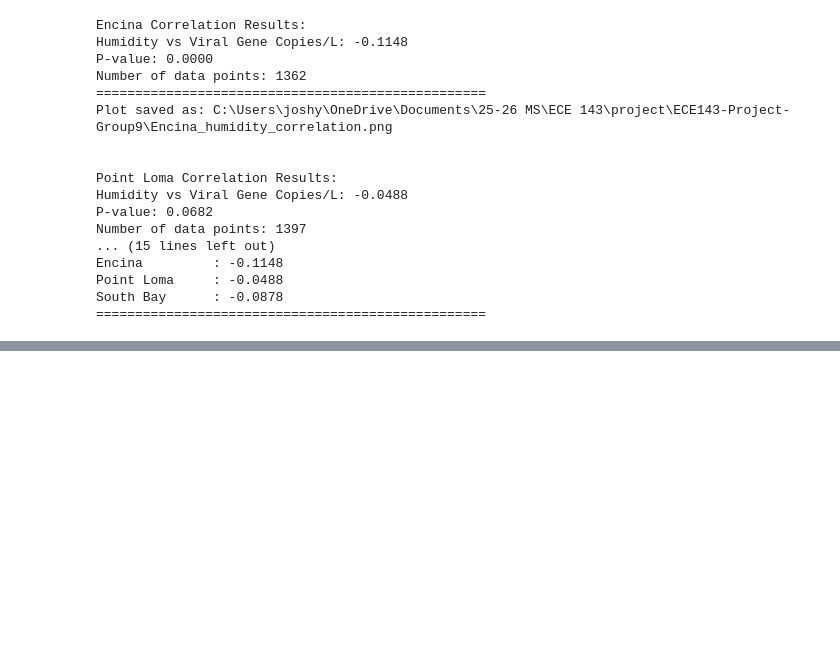
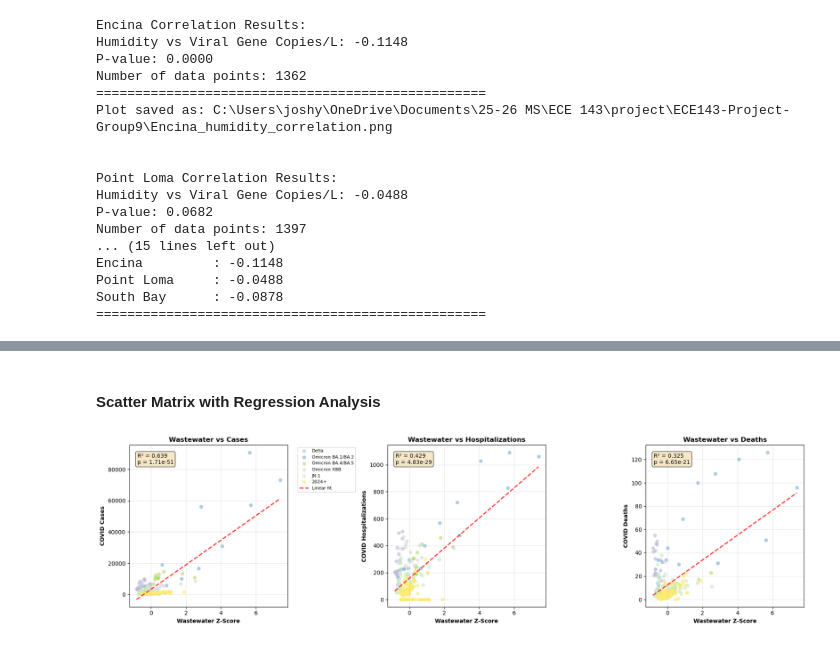
Before and after one commit to jpark0818/ECE143-Project-Group9, a Jupyter notebook: combined_submission.ipynb, the cells around one changed output, grey strips where cells are left out. Cells and saved outputs as stored; diff of their text form; code cells hidden in the pictures; blank space fills up the shorter version.

```diff
--- a/combined_submission.ipynb
+++ b/combined_submission.ipynb
@@ -571,0 +736,79 @@ South Bay      : -0.0878
+# %% [markdown]
+#### Scatter Matrix with Regression Analysis
+# %%
+# Prepare data with pandemic wave labels
+def assign_wave(date):
+    if date < pd.Timestamp('2021-07-01'):
+        return 'Pre-Delta'
+    elif date < pd.Timestamp('2021-12-01'):
+        return 'Delta'
+    elif date < pd.Timestamp('2022-04-01'):
+        return 'Omicron BA.1/BA.2'
+    elif date < pd.Timestamp('2022-08-01'):
+        return 'Omicron BA.4/BA.5'
+    elif date < pd.Timestamp('2023-01-01'):
+        return 'Omicron XBB'
+    elif date < pd.Timestamp('2024-01-01'):
+        return 'JN.1'
+    else:
+        return '2024+'
+
+merged_with_waves = merged.copy()
+merged_with_waves['wave'] = merged_with_waves['WkEndActual'].apply(assign_wave)
+merged_with_waves = merged_with_waves.merge(
+    covid[['WkEndActual', 'Hospitalization', 'Deaths']],
+    on='WkEndActual',
+    how='left'
+)
+
+plot_data = merged_with_waves[['wastewater_zscore', 'Cases', 'Hospitalization', 'Deaths', 'wave']].dropna()
+wave_order = ['Pre-Delta', 'Delta', 'Omicron BA.1/BA.2', 'Omicron BA.4/BA.5', 'Omicron XBB', 'JN.1', '2024+']
+wave_colors = plt.cm.Set3(np.linspace(0, 1, len(wave_order)))
+wave_color_map = dict(zip(wave_order, wave_colors))
+
+# Create scatter plots with regression
+fig, axes = plt.subplots(1, 3, figsize=(18, 5))
+metrics = ['Cases', 'Hospitalization', 'Deaths']
+metrics_labels = ['Cases', 'Hospitalizations', 'Deaths']
+
+for idx, (metric, label) in enumerate(zip(metrics, metrics_labels)):
+    ax = axes[idx]
+
+    # Plot scatter points colored by wave
+    for wave in wave_order:
+        wave_data = plot_data[plot_data['wave'] == wave]
+        if len(wave_data) > 0:
+            ax.scatter(wave_data['wastewater_zscore'], wave_data[metric],
+          color=wave_color_map[wave], label=wave, alpha=0.6, s=30)
+
+    # Fit linear regression
+    valid = plot_data[['wastewater_zscore', metric]].dropna()
+    if len(valid) > 10:
+        z = np.polyfit(valid['wastewater_zscore'], valid[metric], 1)
+        p = np.poly1d(z)
+        x_line = np.linspace(valid['wastewater_zscore'].min(), valid['wastewater_zscore'].max(), 100)
+        ax.plot(x_line, p(x_line), "r--", alpha=0.8, linewidth=2, label='Linear fit')
+
+        # Calculate R² and p-value
+        y_pred = p(valid['wastewater_zscore'])
+        y_mean = valid[metric].mean()
+        ss_res = ((valid[metric] - y_pred) ** 2).sum()
+        ss_tot = ((valid[metric] - y_mean) ** 2).sum()
+        r2 = 1 - (ss_res / ss_tot) if ss_tot > 0 else 0
+        corr, pval = pearsonr(valid['wastewater_zscore'], valid[metric])
+
+        # Add text annotation
+        ax.text(0.05, 0.95, f'R² = {r2:.3f}\np = {pval:.2e}',
+                transform=ax.transAxes, fontsize=10,
+                verticalalignment='top', bbox=dict(boxstyle='round', facecolor='wheat', alpha=0.7))
+
+    ax.set_xlabel('Wastewater Z-Score', fontweight='bold')
+    ax.set_ylabel(f'COVID {label}', fontweight='bold')
+    ax.set_title(f'Wastewater vs {label}', fontweight='bold')
+    ax.grid(True, alpha=0.3)
+
+axes[0].legend(bbox_to_anchor=(1.05, 1), loc='upper left', fontsize=8)
+plt.tight_layout()
+plt.show()
+# %% [output]
+[figure, added]
```
Also changed, not shown: parts of 23 cells of this notebook.
